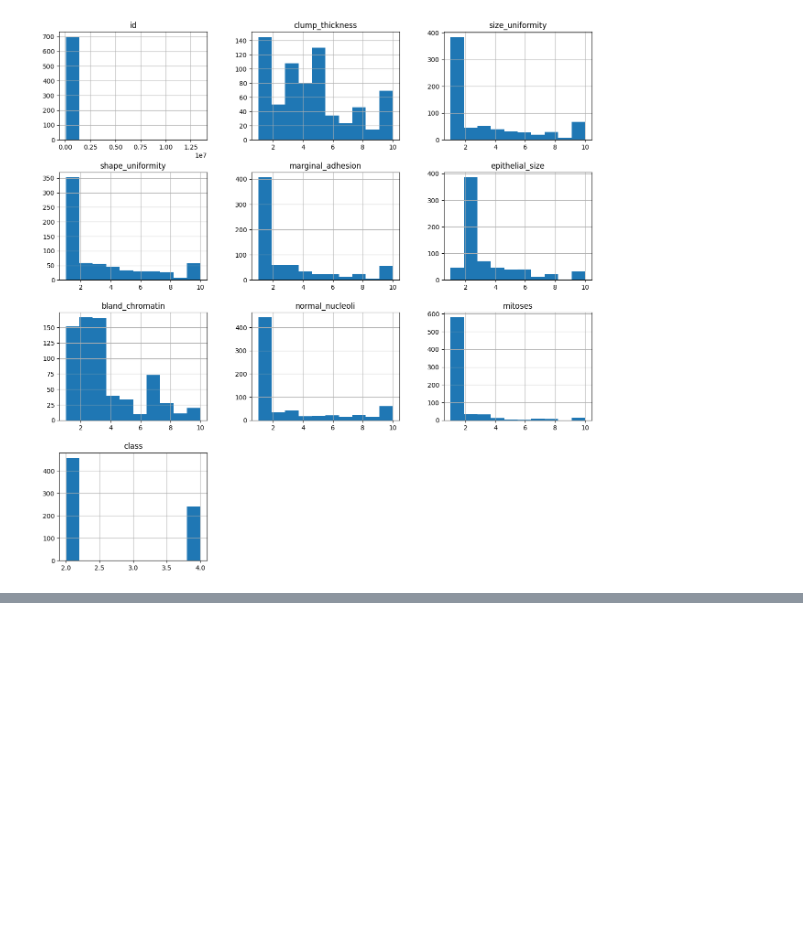
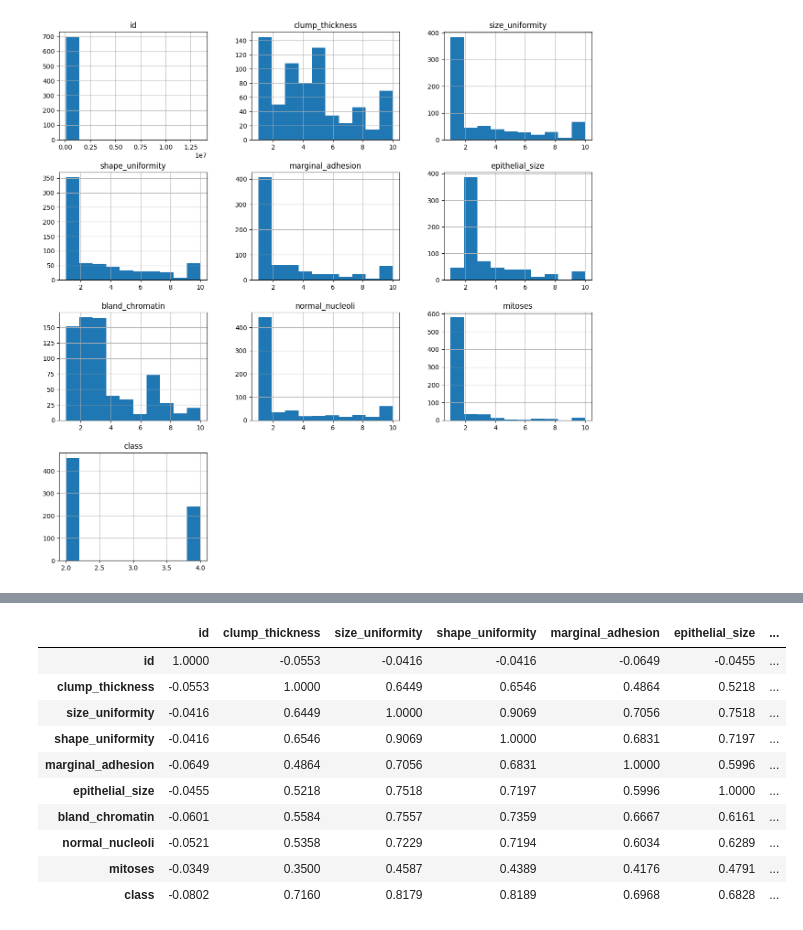
Before and after one commit to yannick1203/AIS_Group2, a Jupyter notebook: Assignment1/Information/Tutorials/TutorialsYannick/tut3.ipynb, the cells around one changed output, grey strips where cells are left out. Saved outputs shown, nothing was run; the diff lists cells and outputs as text; code cells hidden in the pictures; blank space fills up the shorter version.

```diff
--- a/Assignment1/Information/Tutorials/TutorialsYannick/tut3.ipynb
+++ b/Assignment1/Information/Tutorials/TutorialsYannick/tut3.ipynb
@@ -104,0 +105,28 @@ NameError: name 'scatter_matrix' is not defined
+# %%
+corrmat = data.corr()
+
+# #using seaborn
+# plt.figure(figsize=(10,10))
+# sns.heatmap(corrmat, cmap='viridis', annot=True, linewidths=0.5,)
+
+# plt.imshow(data, cmap='hot')
+# plt.show()
+
+# #using matplotlib
+# plt.matshow(data.corr())
+# plt.show()
+
+#using pandas
+corrmat.style.background_gradient(cmap='viridis').set_precision(4)
+# %% [output]
+|  | id | clump_thickness | size_uniformity | shape_uniformity | marginal_adhesion | epithelial_size | ... |
+| id | 1.0000 | -0.0553 | -0.0416 | -0.0416 | -0.0649 | -0.0455 | ... |
+| clump_thickness | -0.0553 | 1.0000 | 0.6449 | 0.6546 | 0.4864 | 0.5218 | ... |
+| size_uniformity | -0.0416 | 0.6449 | 1.0000 | 0.9069 | 0.7056 | 0.7518 | ... |
+| shape_uniformity | -0.0416 | 0.6546 | 0.9069 | 1.0000 | 0.6831 | 0.7197 | ... |
+| marginal_adhesion | -0.0649 | 0.4864 | 0.7056 | 0.6831 | 1.0000 | 0.5996 | ... |
+| epithelial_size | -0.0455 | 0.5218 | 0.7518 | 0.7197 | 0.5996 | 1.0000 | ... |
+| bland_chromatin | -0.0601 | 0.5584 | 0.7557 | 0.7359 | 0.6667 | 0.6161 | ... |
+| normal_nucleoli | -0.0521 | 0.5358 | 0.7229 | 0.7194 | 0.6034 | 0.6289 | ... |
+| mitoses | -0.0349 | 0.3500 | 0.4587 | 0.4389 | 0.4176 | 0.4791 | ... |
+| class | -0.0802 | 0.7160 | 0.8179 | 0.8189 | 0.6968 | 0.6828 | ... |
```
Also changed, not shown: parts of 13 cells of this notebook, 2 other files.
